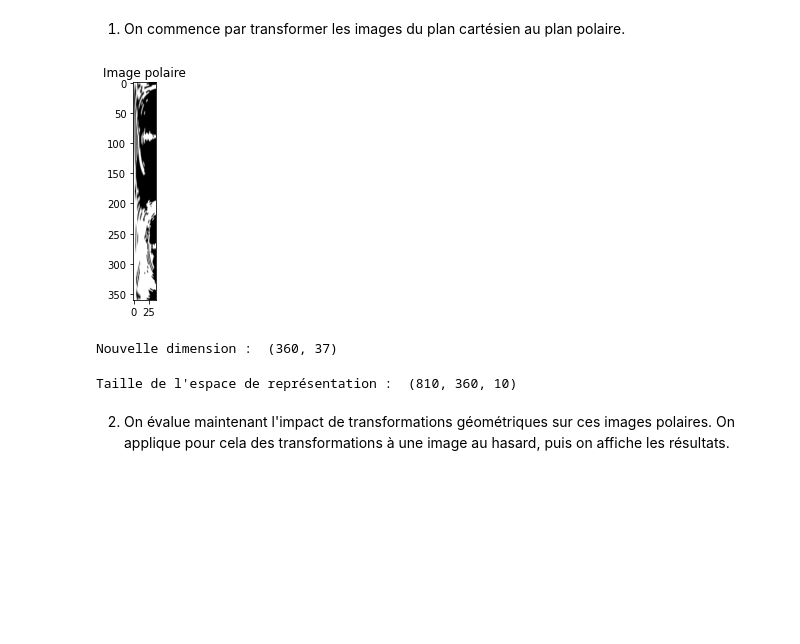
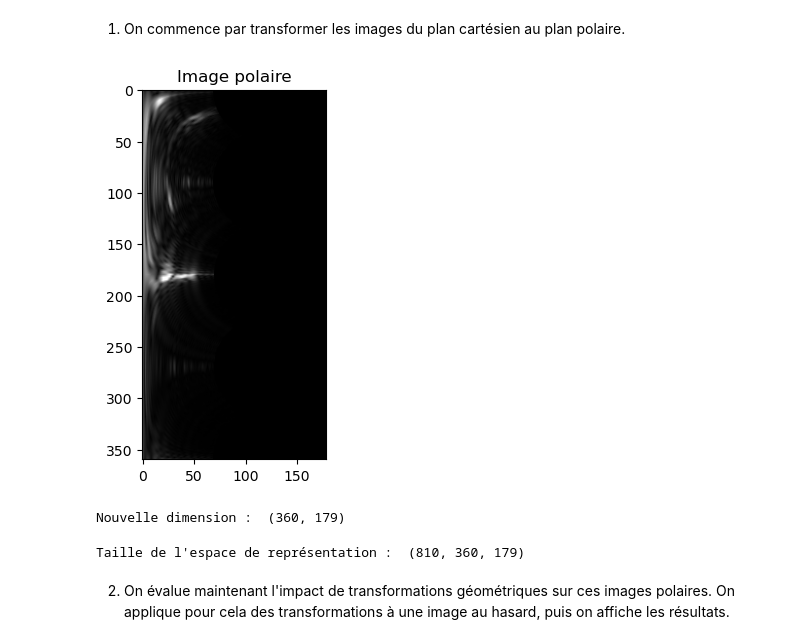
Before and after one commit to thomas40510/MLMythe, a Jupyter notebook: BE-noté/BE noté PRV.ipynb, the cells around one changed output. Saved outputs shown, nothing was run; the diff lists cells and outputs as text; code cells hidden in the pictures; blank space fills up the shorter version.

Commit message:
normalisation en images carrées

```diff
--- a/BE-noté/BE noté PRV.ipynb
+++ b/BE-noté/BE noté PRV.ipynb
@@ -108,24 +146,3 @@ print("Dimensions du vecteur de labels : ", labels.shape)
 # %% [output]
 Dimensions de la matrice de données :  (810, 256, 256)
 Dimensions du vecteur de labels :  (810,)
-# %%
-# on crop toutes les images
-tmp = []
-
-for i, img in enumerate(data):
-    img_crop = crop_image(img)
-    tmp.append(img_crop)
-
-xmin = min([img.shape[0] for img in tmp])
-ymin = min([img.shape[1] for img in tmp])
-
-print("Dimensions minimales : ", xmin, ymin)
-print("Gain en dimension : ", data.shape[1]*data.shape[2]/(xmin*ymin))
-
-data_crop = np.zeros((len(files), xmin, ymin), dtype=np.uint8)
-
-for i, img in enumerate(tmp):
-    img_crop = img_crop_size(img, xmin, ymin)
-    data_crop[i] = img_crop
-
-print("Dimensions de la matrice de données : ", data_crop.shape)
@@ -147,30 +185,26 @@ def polaire(img, center=None, radius=None):
     # on retourne l'image polaire
     return skt.warp_polar(img, center=center, radius=radius)
 # %%
-img_polaire = polaire(img, center = (img.shape[0]//2, img.shape[1]//2), radius = img.shape[0]//2)
+img_polaire = polaire(img)
 plt.imshow(img_polaire, cmap='gray')
 plt.title("Image polaire")
 plt.show()
 
 print("Nouvelle dimension : ", img_polaire.shape)
 # %% [output]
-[figure, old version]
+[figure, new version]
-Nouvelle dimension :  (360, 37)
+Nouvelle dimension :  (360, 179)
-# %%
-# on applique la transformation à toutes les images
-data_polaire = np.zeros((len(files), img_polaire.shape[0], img_polaire.shape[1]), dtype=np.uint8)
-
-for i, img in enumerate(data_crop):
-    img_polaire = polaire(img, center = (img.shape[0]//2, img.shape[1]//2), radius = img.shape[0]//2)
-    if img_polaire.shape[0] > data_polaire.shape[1]:
-        img_polaire = img_polaire[:data_polaire.shape[1], :]
-    elif img_polaire.shape[0] < data_polaire.shape[1]:
-        img_polaire = np.pad(img_polaire, ((0, data_polaire.shape[1]-img_polaire.shape[0]), (0,0)), 'constant')
-    data_polaire[i] = img_polaire
-
-print("Taille de l'espace de représentation : ", data_polaire.shape)
-# %% [output]
-Taille de l'espace de représentation :  (810, 360, 10)
+# %%
+# on applique la transformation à toutes les images
+data_polaires = []
+for img in data_crop:
+    data_polaires.append(polaire(img))
+
+data_polaires = np.asarray(data_polaires, dtype=np.uint8)
+
+print("Taille de l'espace de représentation : ", data_polaires.shape)
+# %% [output]
+Taille de l'espace de représentation :  (810, 360, 179)
 # %% [markdown]
 2. On évalue maintenant l'impact de transformations géométriques sur ces images polaires.
 On applique pour cela des transformations à une image au hasard, puis on affiche les résultats.
```
Also changed, not shown: parts of 14 cells of this notebook.
